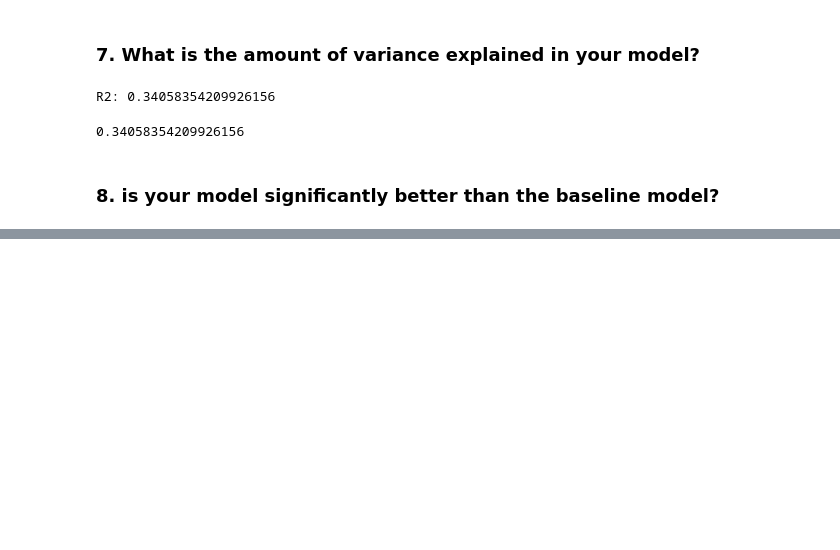
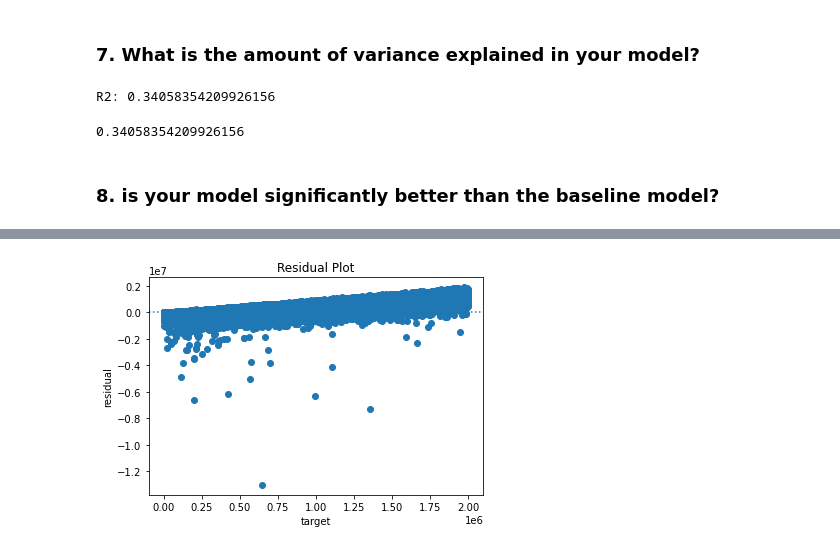
Before and after one commit to tim-keriazes/regression_exercises, a Jupyter notebook: evaluate_regression_exercises.ipynb, the cells around one changed output, grey strips where cells are left out. Saved outputs shown, nothing was run; the diff lists cells and outputs as text; code cells hidden in the pictures; blank space fills up the shorter version.

```diff
--- a/evaluate_regression_exercises.ipynb
+++ b/evaluate_regression_exercises.ipynb
@@ -328,0 +413,19 @@ y_train = train['taxvaluedollarcnt']
+# %%
+def plot_residuals(target, yhat):
+    '''
+    plot_residuals will take in a target series and prediction series
+    and plot the residuals as a scatterplot.
+    '''
+
+    residual = target - yhat
+
+    plt.scatter(target, residual)
+    plt.axhline(y = 0, ls = ':')
+    plt.xlabel("target")
+    plt.ylabel("residual")
+    plt.title('Residual Plot')
+    plt.show
+# %%
+plot_residuals(train.taxvaluedollarcnt, train.yhat)
+# %% [output]
+[figure, added]
```
Also changed, not shown: parts of 23 cells of this notebook.
